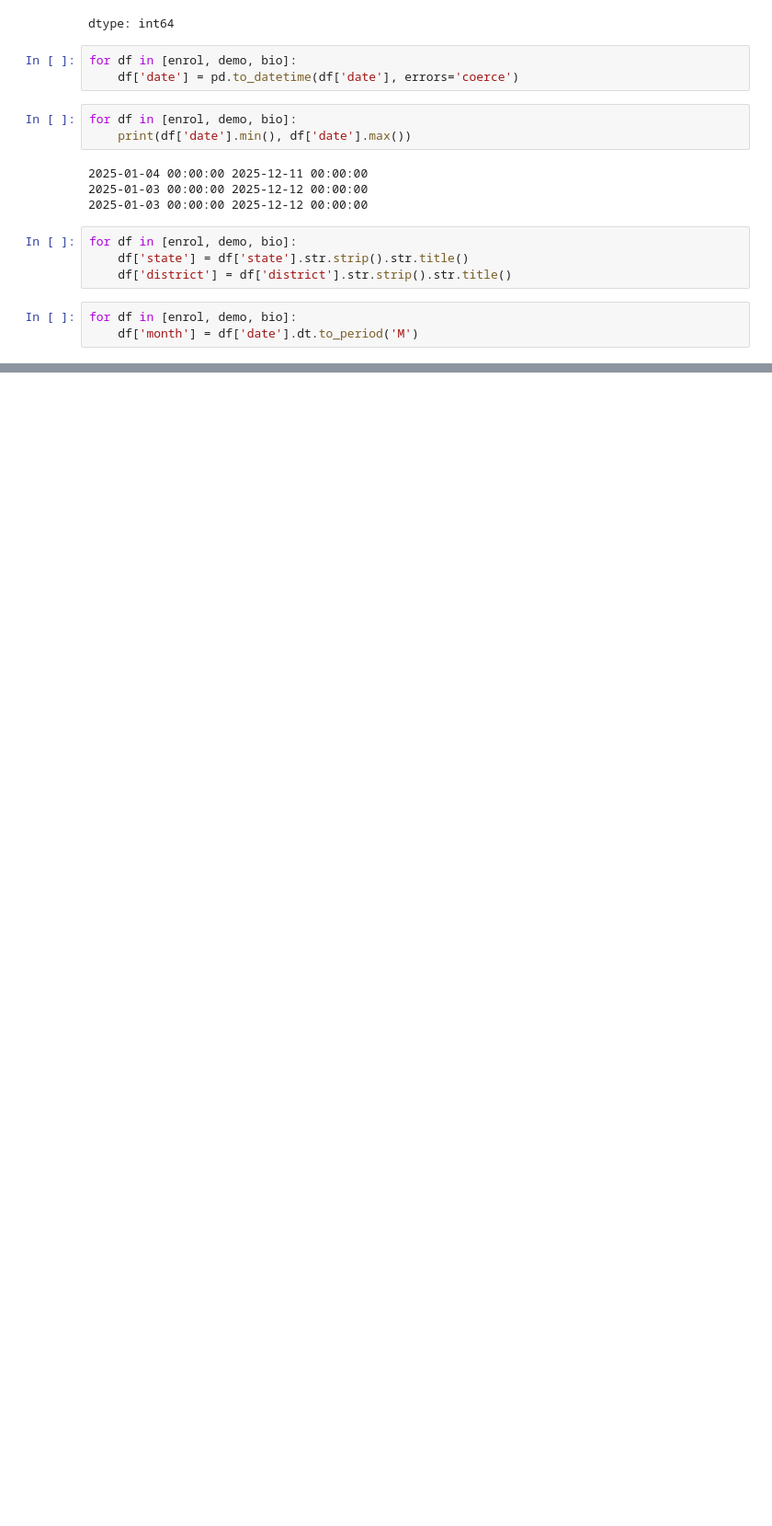
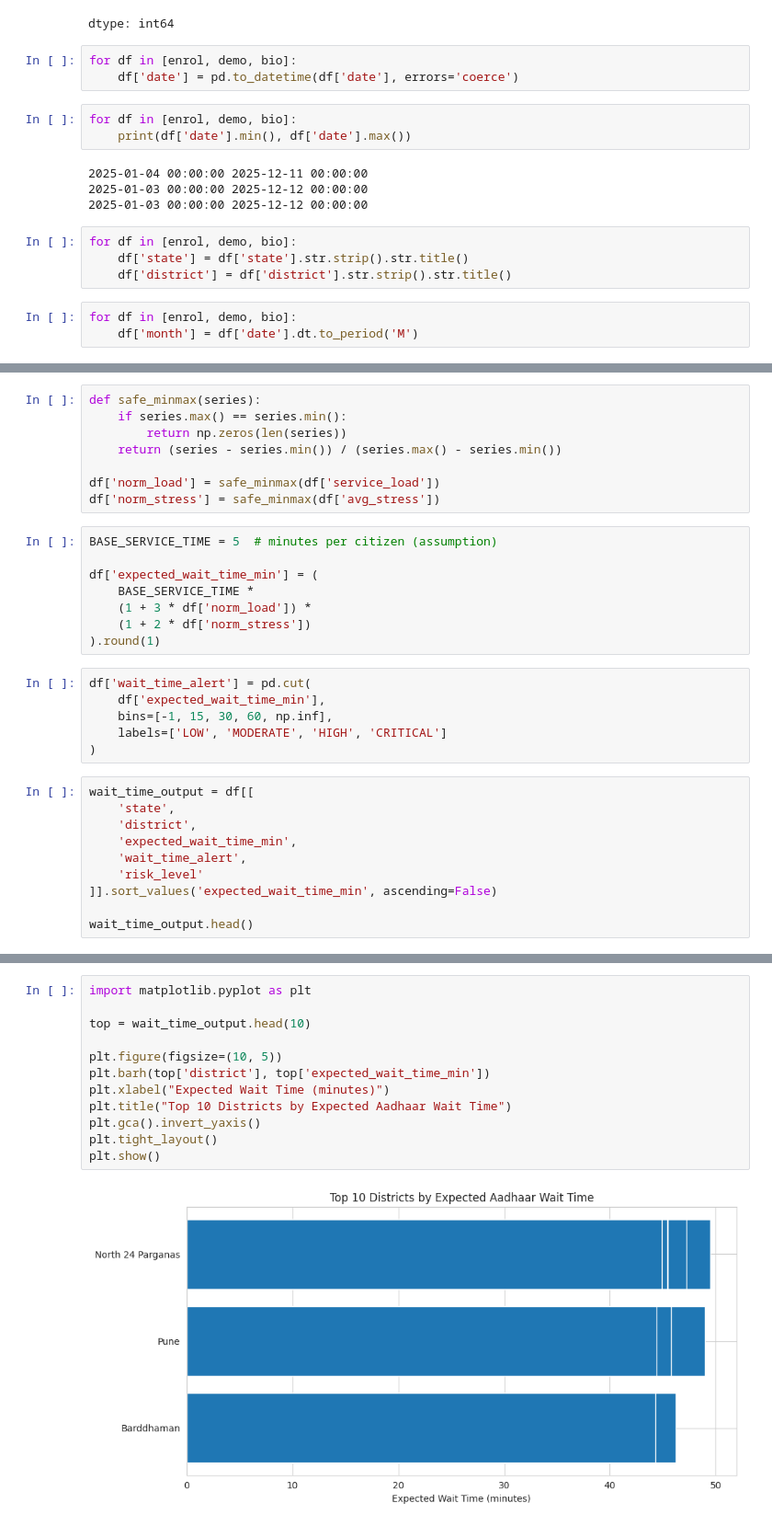
Before and after one commit to Vijayalakshmi2608/UIDAI_Early_Warning_System, a Jupyter notebook: UIDAI_Early_Warning_System.ipynb, the cells around one changed output, grey strips where cells are left out. Shown at 92% size. Saved outputs shown, nothing was run; the diff lists cells and outputs as text; blank space fills up the shorter version.

```diff
--- a/UIDAI_Early_Warning_System.ipynb
+++ b/UIDAI_Early_Warning_System.ipynb
@@ -1715,0 +681,32 @@ logs.txt
+# %%
+def safe_minmax(series):
+    if series.max() == series.min():
+        return np.zeros(len(series))
+    return (series - series.min()) / (series.max() - series.min())
+
+df['norm_load'] = safe_minmax(df['service_load'])
+df['norm_stress'] = safe_minmax(df['avg_stress'])
+# %%
+BASE_SERVICE_TIME = 5  # minutes per citizen (assumption)
+
+df['expected_wait_time_min'] = (
+    BASE_SERVICE_TIME *
+    (1 + 3 * df['norm_load']) *
+    (1 + 2 * df['norm_stress'])
+).round(1)
+# %%
+df['wait_time_alert'] = pd.cut(
+    df['expected_wait_time_min'],
+    bins=[-1, 15, 30, 60, np.inf],
+    labels=['LOW', 'MODERATE', 'HIGH', 'CRITICAL']
+)
+# %%
+wait_time_output = df[[
+    'state',
+    'district',
+    'expected_wait_time_min',
+    'wait_time_alert',
+    'risk_level'
+]].sort_values('expected_wait_time_min', ascending=False)
+
+wait_time_output.head()
@@ -1715,0 +725,14 @@ logs.txt
+# %%
+import matplotlib.pyplot as plt
+
+top = wait_time_output.head(10)
+
+plt.figure(figsize=(10, 5))
+plt.barh(top['district'], top['expected_wait_time_min'])
+plt.xlabel("Expected Wait Time (minutes)")
+plt.title("Top 10 Districts by Expected Aadhaar Wait Time")
+plt.gca().invert_yaxis()
+plt.tight_layout()
+plt.show()
+# %% [output]
+[figure, added]
```
Also changed, not shown: parts of 181 cells of this notebook.
